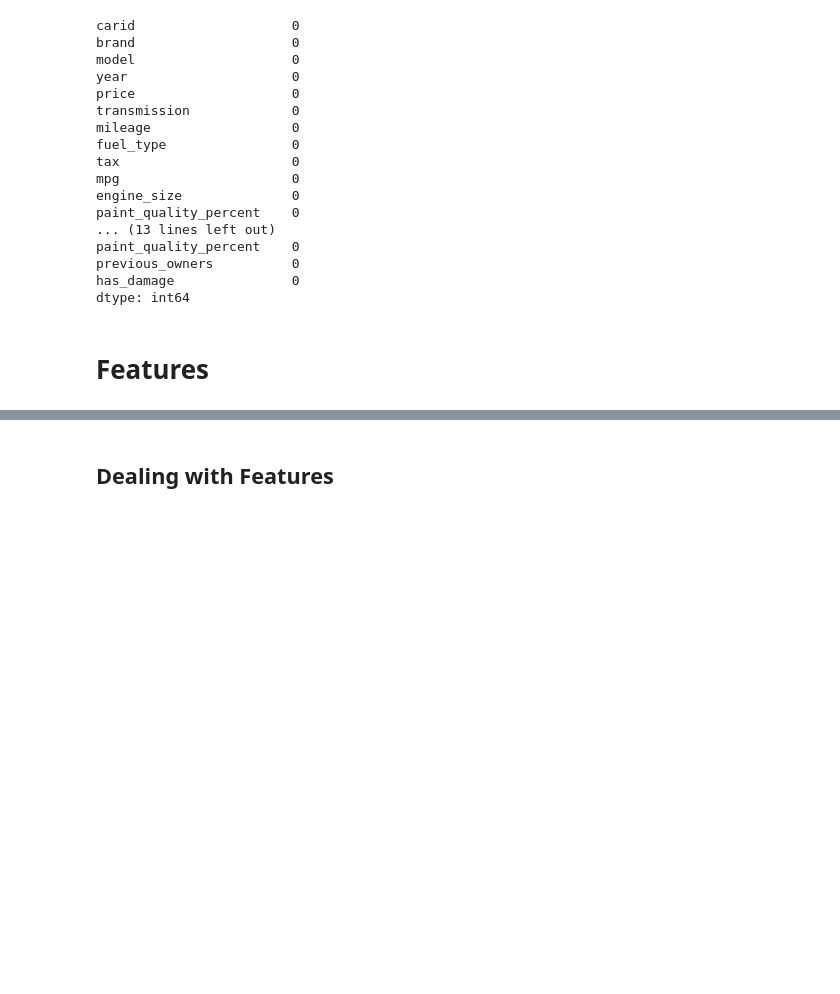
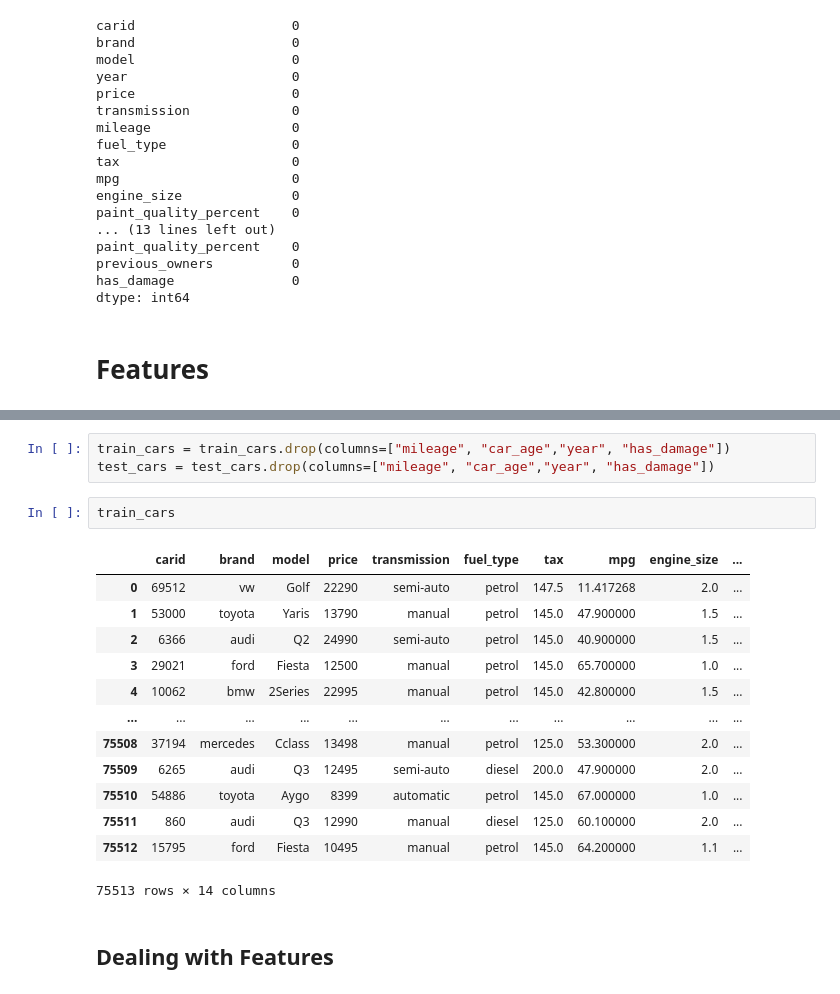
Before and after one commit to peppathecodingpig/Trabalho-de-Machine-Learning, a Jupyter notebook: Project_notebook.ipynb, the cells around one changed output, grey strips where cells are left out. Saved outputs shown, nothing was run; the diff lists cells and outputs as text; blank space fills up the shorter version.

```diff
--- a/Project_notebook.ipynb
+++ b/Project_notebook.ipynb
@@ -1133,2 +1160,21 @@ dtype: int64
+# %%
+train_cars = train_cars.drop(columns=["mileage", "car_age","year", "has_damage"])
+test_cars = test_cars.drop(columns=["mileage", "car_age","year", "has_damage"])
+# %%
+train_cars
+# %% [output]
+|  | carid | brand | model | price | transmission | fuel_type | tax | mpg | engine_size | ... |
+| 0 | 69512 | vw | Golf | 22290 | semi-auto | petrol | 147.5 | 11.417268 | 2.0 | ... |
+| 1 | 53000 | toyota | Yaris | 13790 | manual | petrol | 145.0 | 47.900000 | 1.5 | ... |
+| 2 | 6366 | audi | Q2 | 24990 | semi-auto | petrol | 145.0 | 40.900000 | 1.5 | ... |
+| 3 | 29021 | ford | Fiesta | 12500 | manual | petrol | 145.0 | 65.700000 | 1.0 | ... |
+| 4 | 10062 | bmw | 2Series | 22995 | manual | petrol | 145.0 | 42.800000 | 1.5 | ... |
+| ... | ... | ... | ... | ... | ... | ... | ... | ... | ... | ... |
+| 75508 | 37194 | mercedes | Cclass | 13498 | manual | petrol | 125.0 | 53.300000 | 2.0 | ... |
+| 75509 | 6265 | audi | Q3 | 12495 | semi-auto | diesel | 200.0 | 47.900000 | 2.0 | ... |
+| 75510 | 54886 | toyota | Aygo | 8399 | automatic | petrol | 145.0 | 67.000000 | 1.0 | ... |
+| 75511 | 860 | audi | Q3 | 12990 | manual | diesel | 125.0 | 60.100000 | 2.0 | ... |
+| 75512 | 15795 | ford | Fiesta | 10495 | manual | petrol | 145.0 | 64.200000 | 1.1 | ... |
+75513 rows × 14 columns
 # %% [markdown]
 ## Dealing with Features
```
Also changed, not shown: parts of 56 cells of this notebook.
